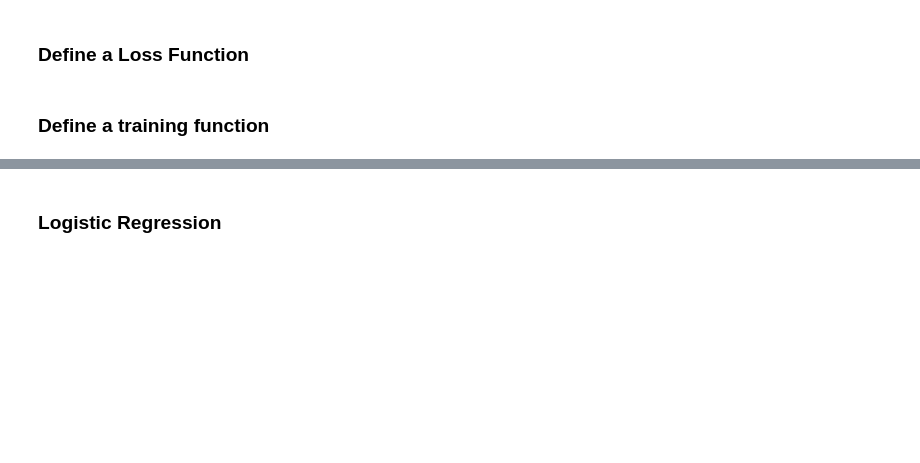
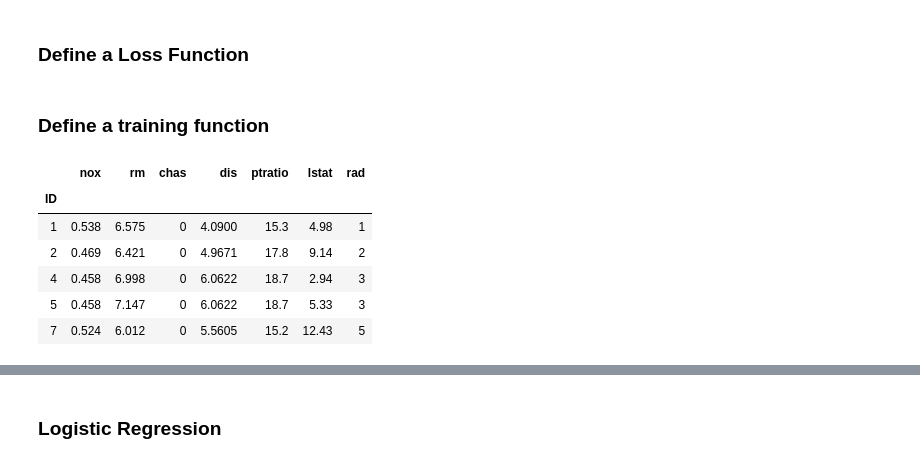
Before and after one commit to securetorobert/MEST, a Jupyter notebook: MEST_DAY_3.ipynb, the cells around one changed output, grey strips where cells are left out. Saved outputs shown, nothing was run; the diff lists cells and outputs as text; code cells hidden in the pictures; blank space fills up the shorter version.

```diff
--- a/MEST_DAY_3.ipynb
+++ b/MEST_DAY_3.ipynb
@@ -140,3 +140,13 @@ X_train = train_df[columns].values
 X_test = test_df[columns].values
 y_train = train_df[['medv']].values
 y_test = test_df[['medv']].values
+# %%
+df[columns].head()
+# %% [output]
+|  | nox | rm | chas | dis | ptratio | lstat | rad |
+| ID |  |  |  |  |  |  |  |
+| 1 | 0.538 | 6.575 | 0 | 4.0900 | 15.3 | 4.98 | 1 |
+| 2 | 0.469 | 6.421 | 0 | 4.9671 | 17.8 | 9.14 | 2 |
+| 4 | 0.458 | 6.998 | 0 | 6.0622 | 18.7 | 2.94 | 3 |
+| 5 | 0.458 | 7.147 | 0 | 6.0622 | 18.7 | 5.33 | 3 |
+| 7 | 0.524 | 6.012 | 0 | 5.5605 | 15.2 | 12.43 | 5 |
```
Also changed, not shown: parts of 5 cells of this notebook, 1 other file.
